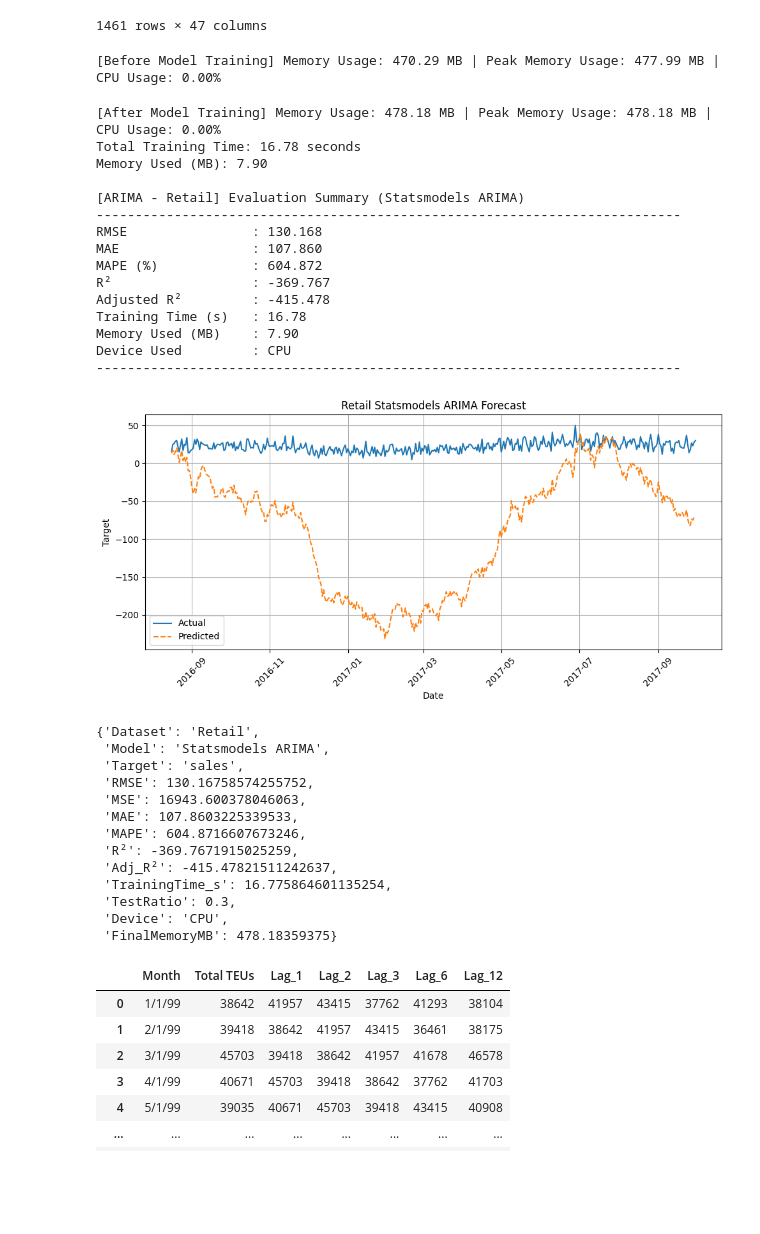
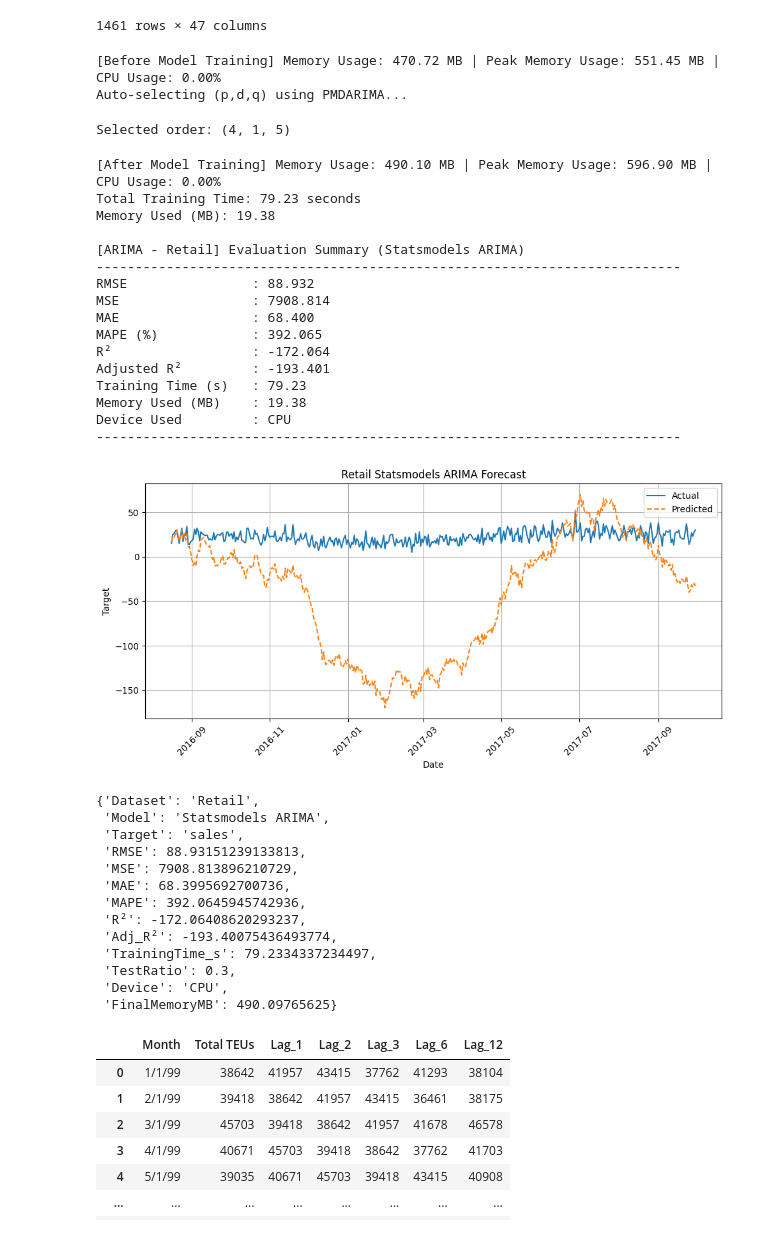
Before and after one commit to Cherry-808/DSS5104-ForecastDL, a Jupyter notebook: notebooks/ARIMA.ipynb, the cells around one changed output. Saved outputs shown, nothing was run; the diff lists cells and outputs as text; code cells hidden in the pictures; blank space fills up the shorter version.

```diff
--- a/notebooks/ARIMA.ipynb
+++ b/notebooks/ARIMA.ipynb
@@ -139,55 +142,58 @@ retail_data
 # %%
 # Run ARIMA Model on Retail Data
 
 # Define parameters for ARIMA model
 retail_data.name = "Retail"
 target = 'sales'  # Target variable to predict
 date_col = 'date'  # Column name for the date
 test_ratio = 0.3  # Proportion of data to use for testing
 engine = "statsmodels" # Engine to use for ARIMA model # or "pmdarima"
-order=(5, 1, 0)  # ARIMA order (p, d, q)
+order=None # ARIMA order (p, d, q)
 
 retail_arima_results = run_arima_on_dataset(
     retail_data,
     target,
     date_col,
     test_ratio,
     engine,
     order
 )
 
 retail_arima_results
 # %% [output]
-[Before Model Training] Memory Usage: 470.29 MB | Peak Memory Usage: 477.99 MB | CPU Usage: 0.00%
+[Before Model Training] Memory Usage: 470.72 MB | Peak Memory Usage: 551.45 MB | CPU Usage: 0.00%
+Auto-selecting (p,d,q) using PMDARIMA...
-[After Model Training] Memory Usage: 478.18 MB | Peak Memory Usage: 478.18 MB | CPU Usage: 0.00%
-Total Training Time: 16.78 seconds
-Memory Used (MB): 7.90
-
-[ARIMA - Retail] Evaluation Summary (Statsmodels ARIMA)
----------------------------------------------------------------------------
-RMSE                : 130.168
-MAE                 : 107.860
-MAPE (%)            : 604.872
-R²                  : -369.767
-Adjusted R²         : -415.478
-Training Time (s)   : 16.78
-Memory Used (MB)    : 7.90
-Device Used         : CPU
----------------------------------------------------------------------------
+Selected order: (4, 1, 5)
+[After Model Training] Memory Usage: 490.10 MB | Peak Memory Usage: 596.90 MB | CPU Usage: 0.00%
+Total Training Time: 79.23 seconds
+Memory Used (MB): 19.38
+
+[ARIMA - Retail] Evaluation Summary (Statsmodels ARIMA)
+---------------------------------------------------------------------------
+RMSE                : 88.932
+MSE                 : 7908.814
+MAE                 : 68.400
+MAPE (%)            : 392.065
+R²                  : -172.064
+Adjusted R²         : -193.401
+Training Time (s)   : 79.23
+Memory Used (MB)    : 19.38
+Device Used         : CPU
+---------------------------------------------------------------------------
-[figure, old version]
+[figure, new version]
-{'Dataset': 'Retail',
- 'Model': 'Statsmodels ARIMA',
- 'Target': 'sales',
- 'RMSE': 130.16758574255752,
- 'MSE': 16943.600378046063,
- 'MAE': 107.8603225339533,
- 'MAPE': 604.8716607673246,
- 'R²': -369.7671915025259,
- 'Adj_R²': -415.47821511242637,
- 'TrainingTime_s': 16.775864601135254,
- 'TestRatio': 0.3,
- 'Device': 'CPU',
- 'FinalMemoryMB': 478.18359375}
+{'Dataset': 'Retail',
+ 'Model': 'Statsmodels ARIMA',
+ 'Target': 'sales',
+ 'RMSE': 88.93151239133813,
+ 'MSE': 7908.813896210729,
+ 'MAE': 68.3995692700736,
+ 'MAPE': 392.0645945742936,
+ 'R²': -172.06408620293237,
+ 'Adj_R²': -193.40075436493774,
+ 'TrainingTime_s': 79.2334337234497,
+ 'TestRatio': 0.3,
+ 'Device': 'CPU',
+ 'FinalMemoryMB': 490.09765625}
 # %%
 transportation_data = pd.read_csv('../data/dataset_transport/Baltimore_Lagged_Dataset.csv')
 # transportation_data_no_lag['Month'] = transportation_data_no_lag['Month'].dt.strftime('%Y%m').astype(int)
```
Also changed, not shown: parts of 17 cells of this notebook, 3 other files.
